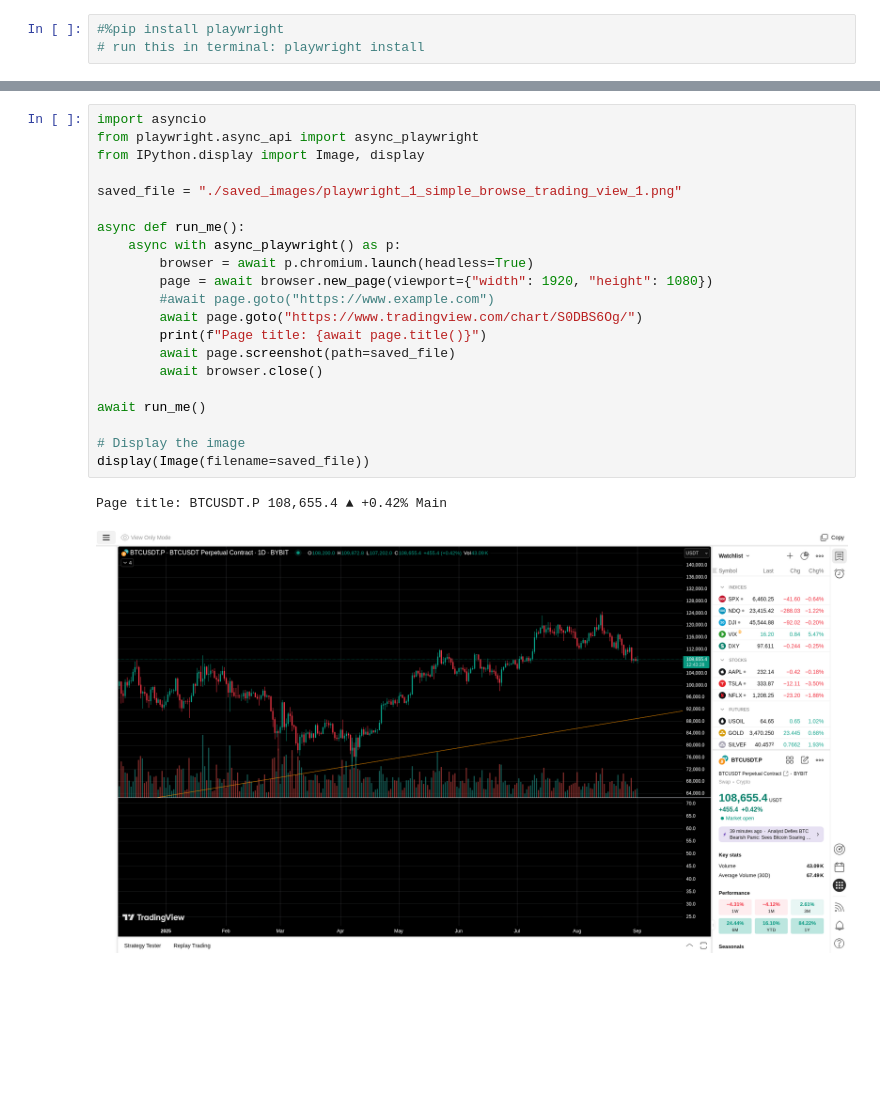
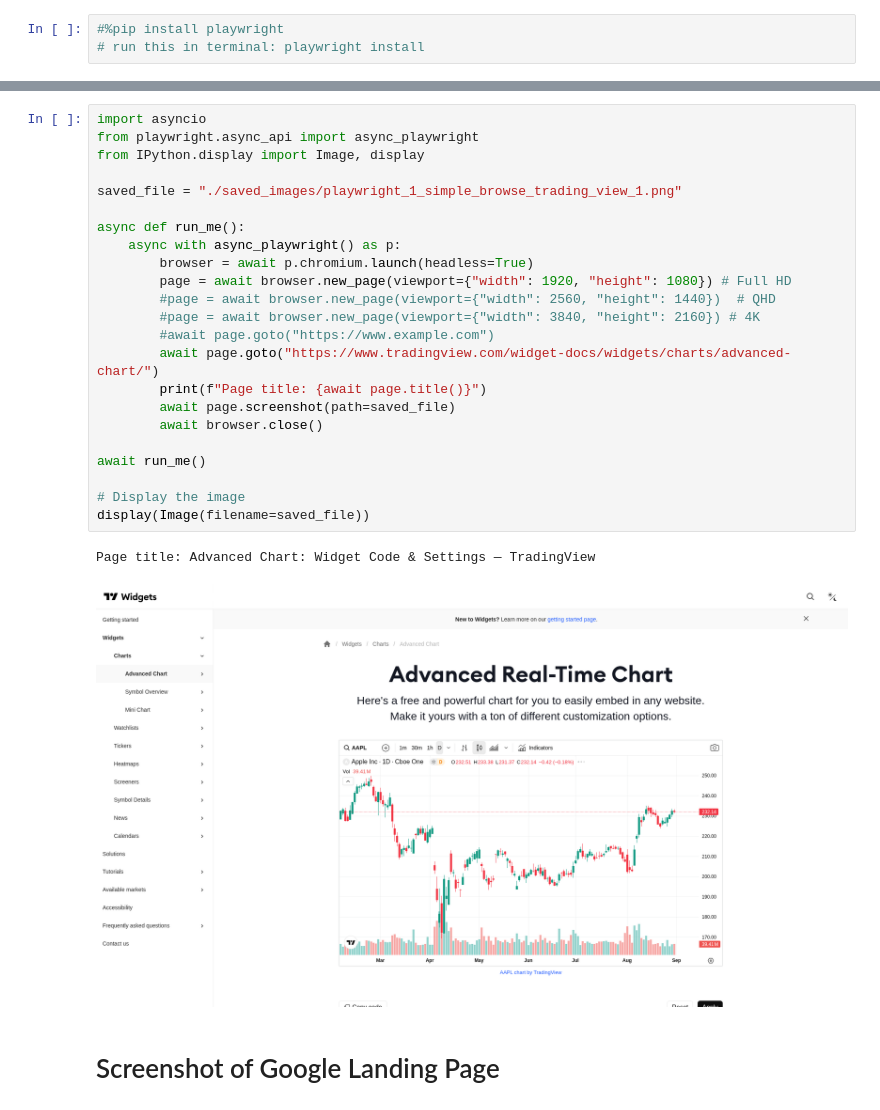
Before and after one commit to gr-repo/ai-hello-world, a Jupyter notebook: notebooks/web_crawling_notebooks/playwright_1_simple_browse.ipynb, the cells around one changed output, grey strips where cells are left out. Cells and saved outputs as stored; diff of their text form; blank space fills up the shorter version.

```diff
--- a/notebooks/web_crawling_notebooks/playwright_1_simple_browse.ipynb
+++ b/notebooks/web_crawling_notebooks/playwright_1_simple_browse.ipynb
@@ -13,27 +18,31 @@ Browse to TradingView and take a screenshot see "./saved_images" folder.
 # %%
 import asyncio
 from playwright.async_api import async_playwright
 from IPython.display import Image, display
 
 saved_file = "./saved_images/playwright_1_simple_browse_trading_view_1.png"
 
 async def run_me():
     async with async_playwright() as p:
         browser = await p.chromium.launch(headless=True)
-        page = await browser.new_page(viewport={"width": 1920, "height": 1080})
+        page = await browser.new_page(viewport={"width": 1920, "height": 1080}) # Full HD
+        #page = await browser.new_page(viewport={"width": 2560, "height": 1440})  # QHD
+        #page = await browser.new_page(viewport={"width": 3840, "height": 2160}) # 4K
         #await page.goto("https://www.example.com")
-        await page.goto("https://www.tradingview.com/chart/S0DBS6Og/")
+        await page.goto("https://www.tradingview.com/widget-docs/widgets/charts/advanced-chart/")
         print(f"Page title: {await page.title()}")
         await page.screenshot(path=saved_file)
         await browser.close()
 
 await run_me()
 
 # Display the image
 display(Image(filename=saved_file))
 # %% [output]
-Page title: BTCUSDT.P 108,655.4 ▲ +0.42% Main
+Page title: Advanced Chart: Widget Code & Settings — TradingView
-[figure, old version]
+[figure, new version]
+# %% [markdown]
+# Screenshot of Google Landing Page
 # %%
 import asyncio
 from playwright.async_api import async_playwright
```
Also changed, not shown: parts of 4 cells of this notebook, 5 other files.
